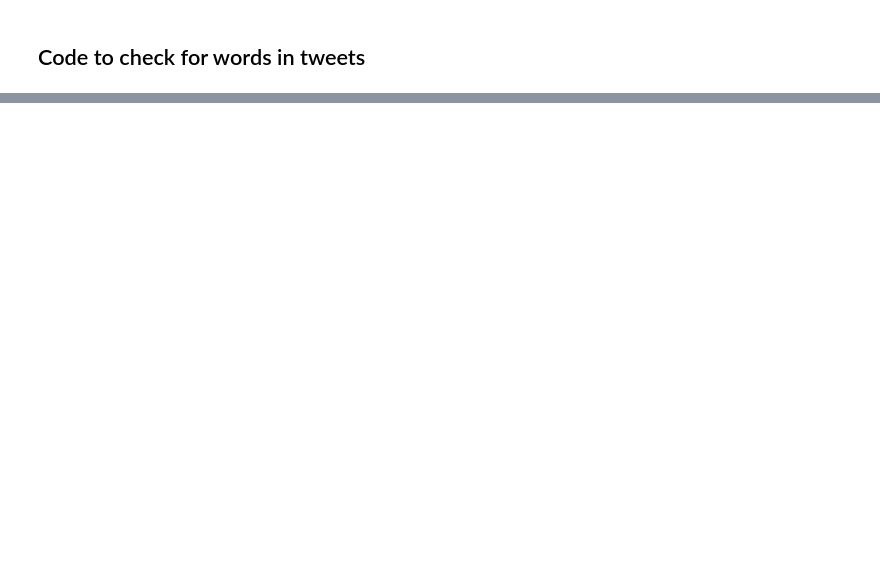
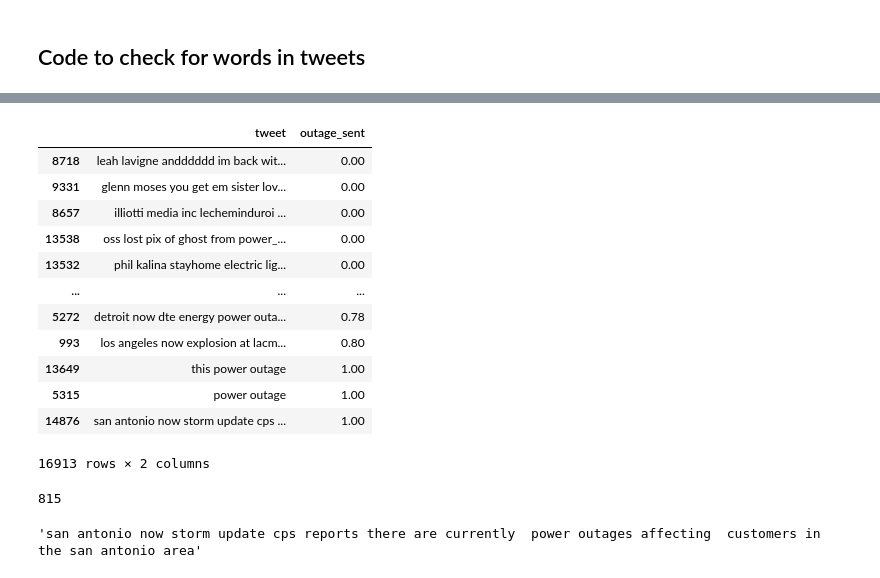
Before and after one commit to dmedellin2/mapping_power_outages, a Jupyter notebook: danielle/clean_data.ipynb, the cells around one changed output, grey strips where cells are left out. Drawn from its saved outputs; the diff is of its cells as text; code cells hidden in the pictures; blank space fills up the shorter version.

```diff
--- a/danielle/clean_data.ipynb
+++ b/danielle/clean_data.ipynb
@@ -172,0 +512,5 @@ for tweet in tweets['name_and_tweet']:
+# %%
+data = {'tweet':tweets['name_and_tweet'],'outage_sent':sents}
+# %%
+sent_df = pd.DataFrame(data)
+sent_df.head()
@@ -172,0 +524,16 @@ for tweet in tweets['name_and_tweet']:
+# %%
+sent_df.sort_values('outage_sent')
+# %% [output]
+|  | tweet | outage_sent |
+| 8718 | leah lavigne andddddd im back wit... | 0.00 |
+| 9331 | glenn moses you get em sister lov... | 0.00 |
+| 8657 | illiotti media inc lecheminduroi ... | 0.00 |
+| 13538 | oss lost pix of ghost from power_... | 0.00 |
+| 13532 | phil kalina stayhome electric lig... | 0.00 |
+| ... | ... | ... |
+| 5272 | detroit now dte energy power outa... | 0.78 |
+| 993 | los angeles now explosion at lacm... | 0.80 |
+| 13649 | this power outage | 1.00 |
+| 5315 | power outage | 1.00 |
+| 14876 | san antonio now storm update cps ... | 1.00 |
+16913 rows × 2 columns
@@ -172,0 +542,8 @@ for tweet in tweets['name_and_tweet']:
+# %%
+len(sent_0)
+# %% [output]
+815
+# %%
+sent_df.loc[14876,'tweet']
+# %% [output]
+'san antonio now storm update cps reports there are currently  power outages affecting  customers in the san antonio area'
```
Also changed, not shown: parts of 44 cells of this notebook.
